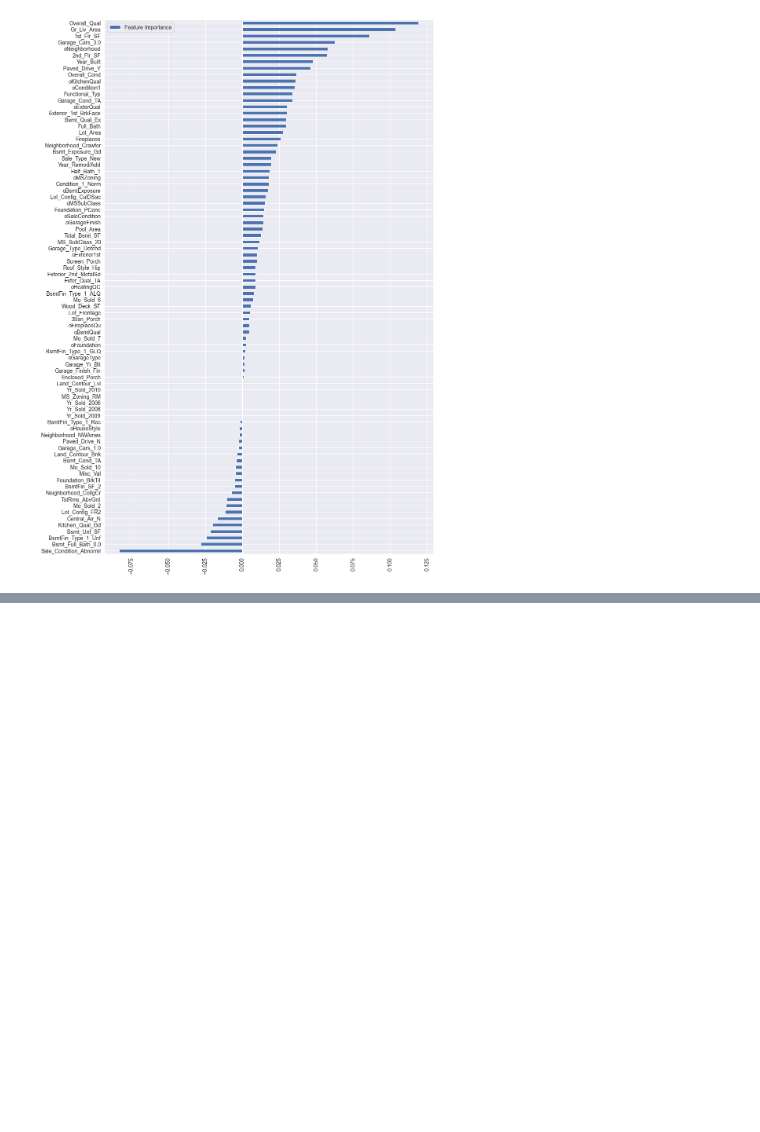
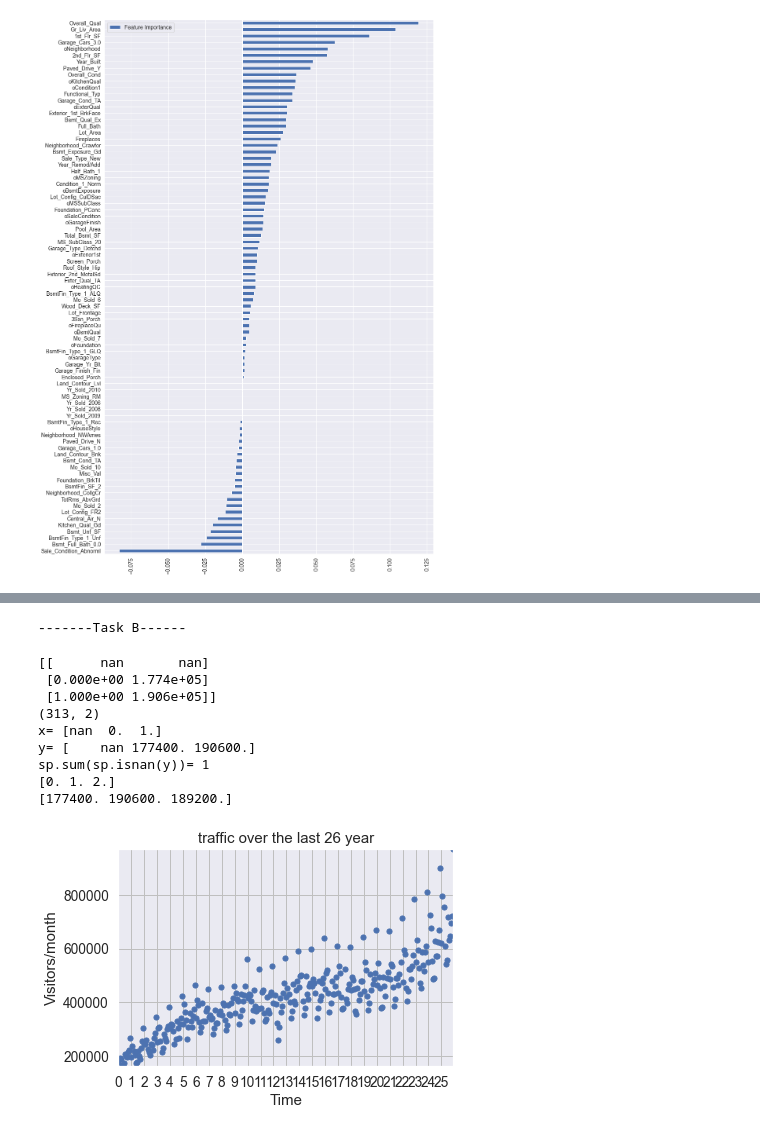
Before and after one commit to greatabel/PythonProjectLearn, a Jupyter notebook: b6969price_predict/Assignment2.ipynb, the cells around one changed output, grey strips where cells are left out. Cells and saved outputs as stored; diff of their text form; code cells hidden in the pictures; blank space fills up the shorter version.

```diff
--- a/b6969price_predict/Assignment2.ipynb
+++ b/b6969price_predict/Assignment2.ipynb
@@ -642,3 +680,50 @@ pred = np.exp(stack_model.predict(test_X_scaled))
 # %%
 result=pd.DataFrame({'Test_ID':test.Test_ID, 'SalePrice':pred})
 result.to_csv("submission.csv",index=False)
+# %%
+print('-------Task B------')
+# %% [output]
+-------Task B------
+# %%
+import os
+import scipy as sp
+
+sp.random.seed(3)
+
+data = sp.genfromtxt("data/MyVisitors.csv", delimiter=",")
+print(data[:3])
+print(data.shape)
+
+x = data[:,0]
+y = data[:,1]
+print('x=', x[:3])
+print('y=', y[:3])
+
+print('sp.sum(sp.isnan(y))=',sp.sum(sp.isnan(y)) )
+x = x[~sp.isnan(y)]
+y = y[~sp.isnan(y)]
+print(x[:3])
+print(y[:3])
+
+import matplotlib.pyplot as plt
+
+plt.scatter(x,y, s=26)
+plt.title("traffic over the last 26 year")
+plt.xlabel("Time")
+plt.ylabel("Visitors/month")
+plt.xticks([w*12 for w in range(26)],
+    ['%i' % w for w in range(26)])
+plt.autoscale(tight=True)
+plt.grid(True, linestyle='-', color='0.75')
+plt.show()
+# %% [output]
+[[      nan       nan]
+ [0.000e+00 1.774e+05]
+ [1.000e+00 1.906e+05]]
+(313, 2)
+x= [nan  0.  1.]
+y= [    nan 177400. 190600.]
+sp.sum(sp.isnan(y))= 1
+[0. 1. 2.]
+[177400. 190600. 189200.]
+[figure, added]
```
Also changed, not shown: parts of 3 cells of this notebook, 1 other file.
